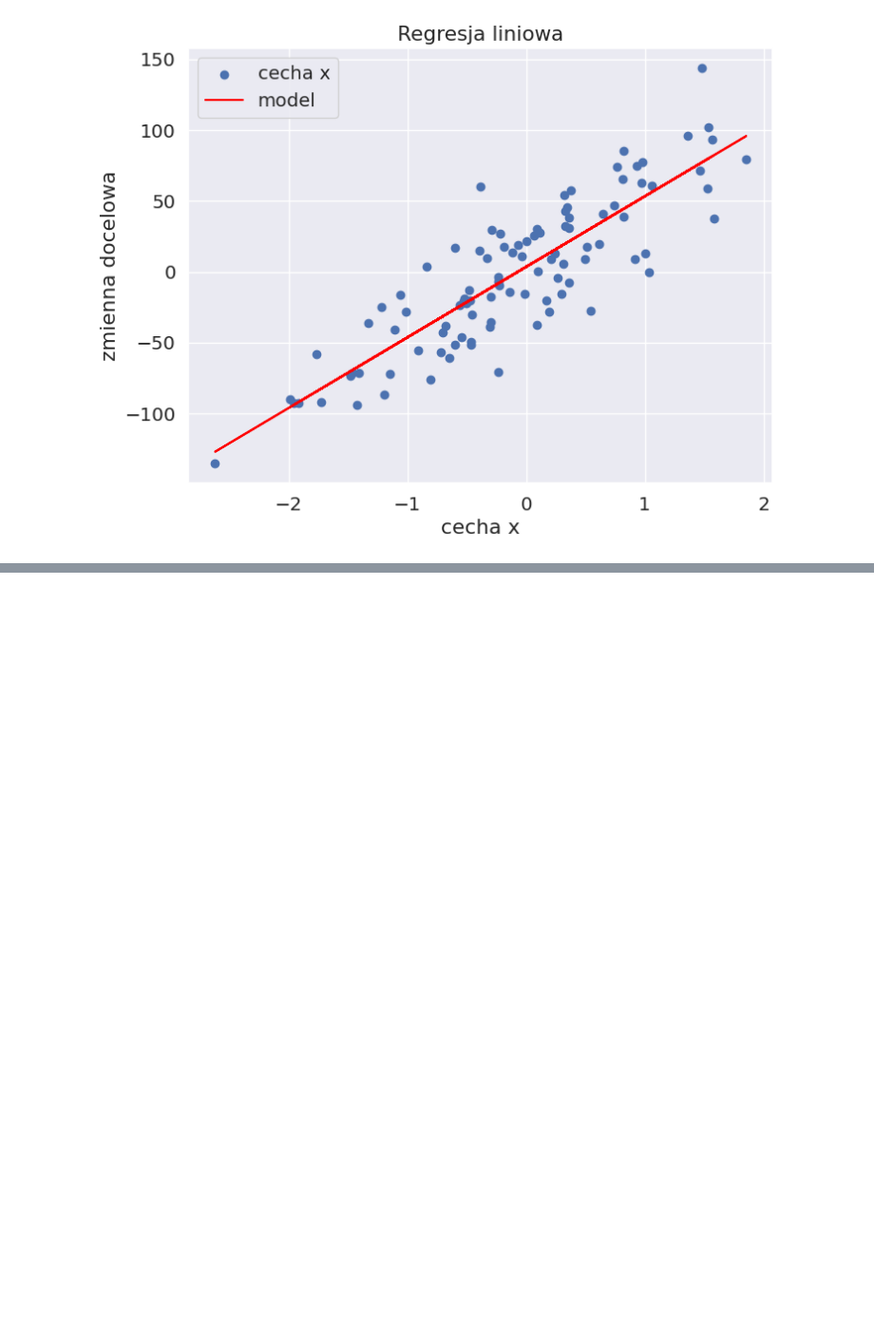
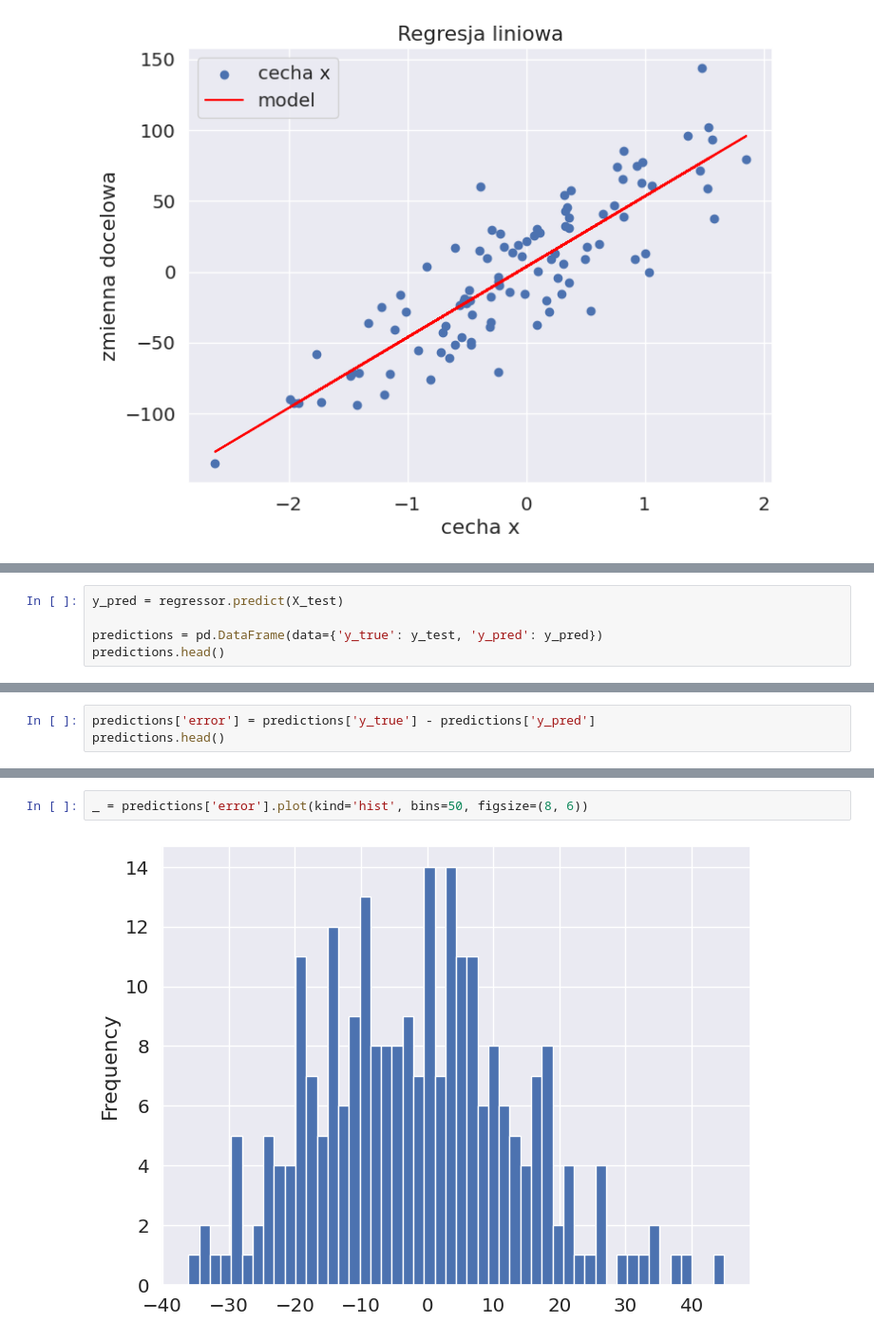
Before and after one commit to Fushionek/MLTraining, a Jupyter notebook: Supervised/basics/Linear_Regression_R2.ipynb, the cells around one changed output, grey strips where cells are left out. Shown at 95% size. Saved outputs shown, nothing was run; the diff lists cells and outputs as text; blank space fills up the shorter version.

```diff
--- a/Supervised/basics/Linear_Regression_R2.ipynb
+++ b/Supervised/basics/Linear_Regression_R2.ipynb
@@ -130,0 +200,5 @@ plt.show()
+# %%
+y_pred = regressor.predict(X_test)
+
+predictions = pd.DataFrame(data={'y_true': y_test, 'y_pred': y_pred})
+predictions.head()
@@ -130,0 +212,3 @@ plt.show()
+# %%
+predictions['error'] = predictions['y_true'] - predictions['y_pred']
+predictions.head()
@@ -130,0 +222,4 @@ plt.show()
+# %%
+_ = predictions['error'].plot(kind='hist', bins=50, figsize=(8, 6))
+# %% [output]
+[figure, added]
```
Also changed, not shown: parts of 10 cells of this notebook.
